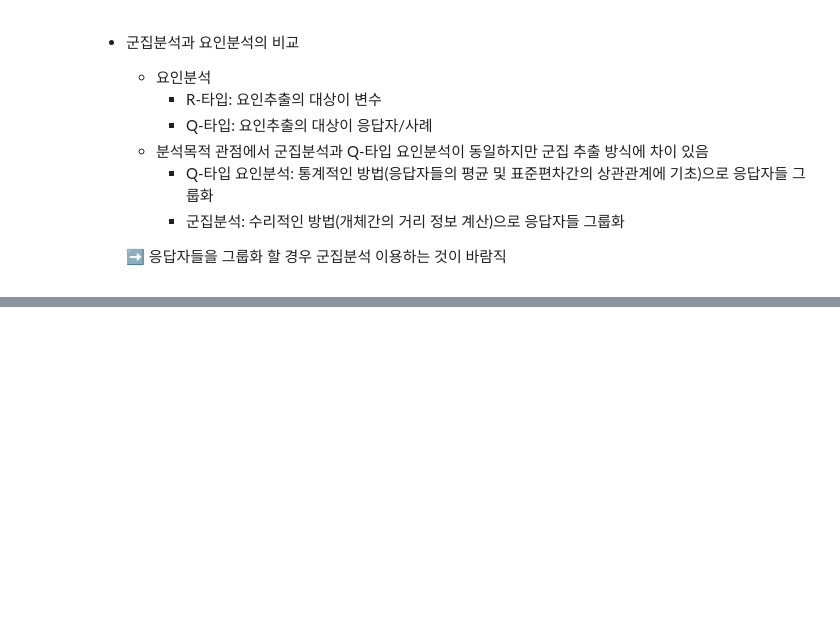
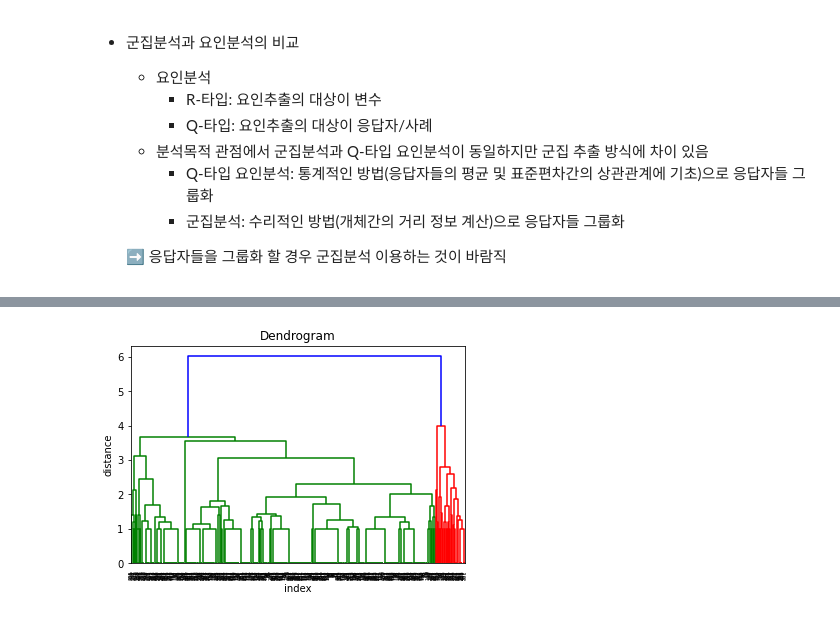
Before and after one commit to hanna-joo/Self_Statistics, a Jupyter notebook: stat_python/ch_14_clustering_analysis.ipynb, the cells around one changed output, grey strips where cells are left out. Cells and saved outputs as stored; diff of their text form; code cells hidden in the pictures; blank space fills up the shorter version.

```diff
--- a/stat_python/ch_14_clustering_analysis.ipynb
+++ b/stat_python/ch_14_clustering_analysis.ipynb
@@ -112,0 +138,10 @@ PROJECT_PATH = join(ROOT, MY_GOOGLE_DRIVE_PATH)
+# %%
+# 모듈 및 데이터 탑재
+import pandas as pd
+from scipy.cluster.hierarchy import linkage
+
+df = pd.read_csv('Ashopping.csv',sep=',',encoding='CP949')
+data_temp = df.sample(n=500, random_state=111) # 데이터 500개 랜덤 샘플링
+X = data_temp[['Recency','Frequency','Monetary']]
+
+X.head()
@@ -112,0 +155,7 @@ PROJECT_PATH = join(ROOT, MY_GOOGLE_DRIVE_PATH)
+# %%
+# 계층적 군집분석
+cluster = linkage(X, method='average', metric='euclidean')
+print(cluster[490:])
+
+    # method(군집화방법): single/complete/average/centroid/median/ward
+    # metric(유사성측정방법): euclidean/cityblock
@@ -112,0 +179,14 @@ PROJECT_PATH = join(ROOT, MY_GOOGLE_DRIVE_PATH)
+# %%
+# 모듈 불러오기
+from scipy.cluster.hierarchy import dendrogram
+import matplotlib.pyplot as plt
+
+# 덴드로그램 그리기
+%matplotlib inline
+plt.title('Dendrogram')
+plt.xlabel('index')
+plt.ylabel('distance')
+dendrogram(cluster) # 군집일정표 넣기
+plt.show()
+# %% [output]
+[figure, added]
```
Also changed, not shown: parts of 14 cells of this notebook.
